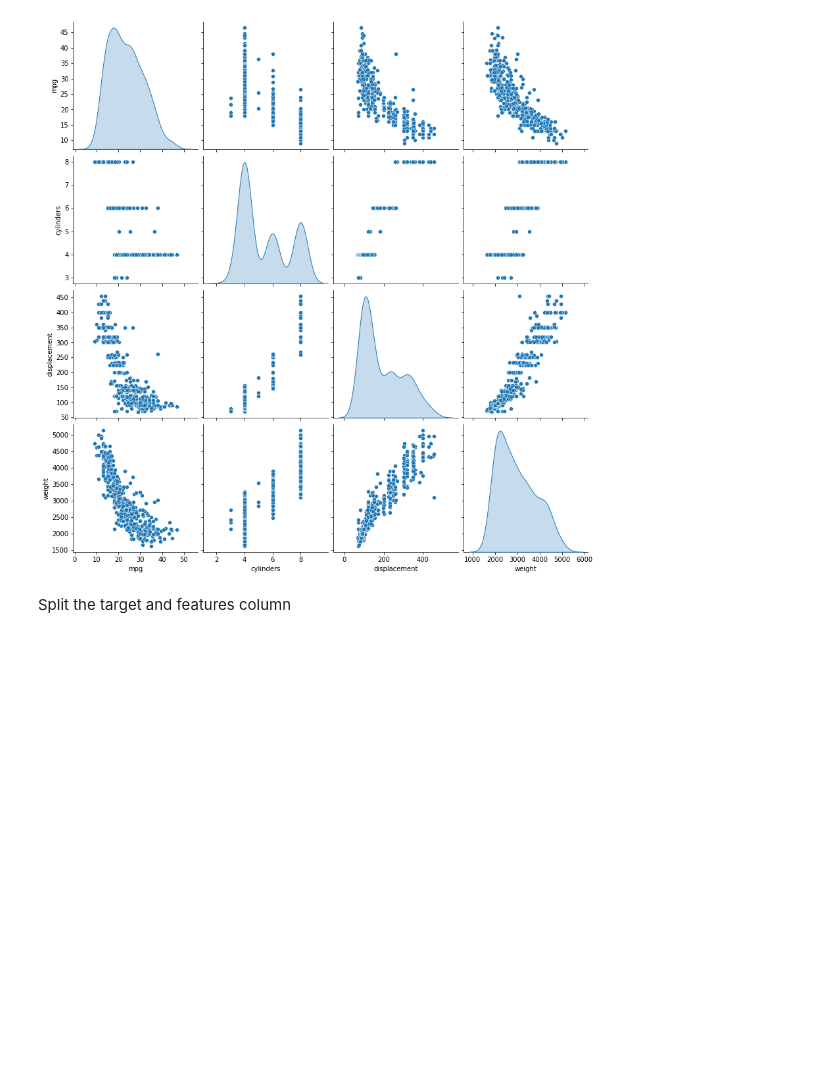
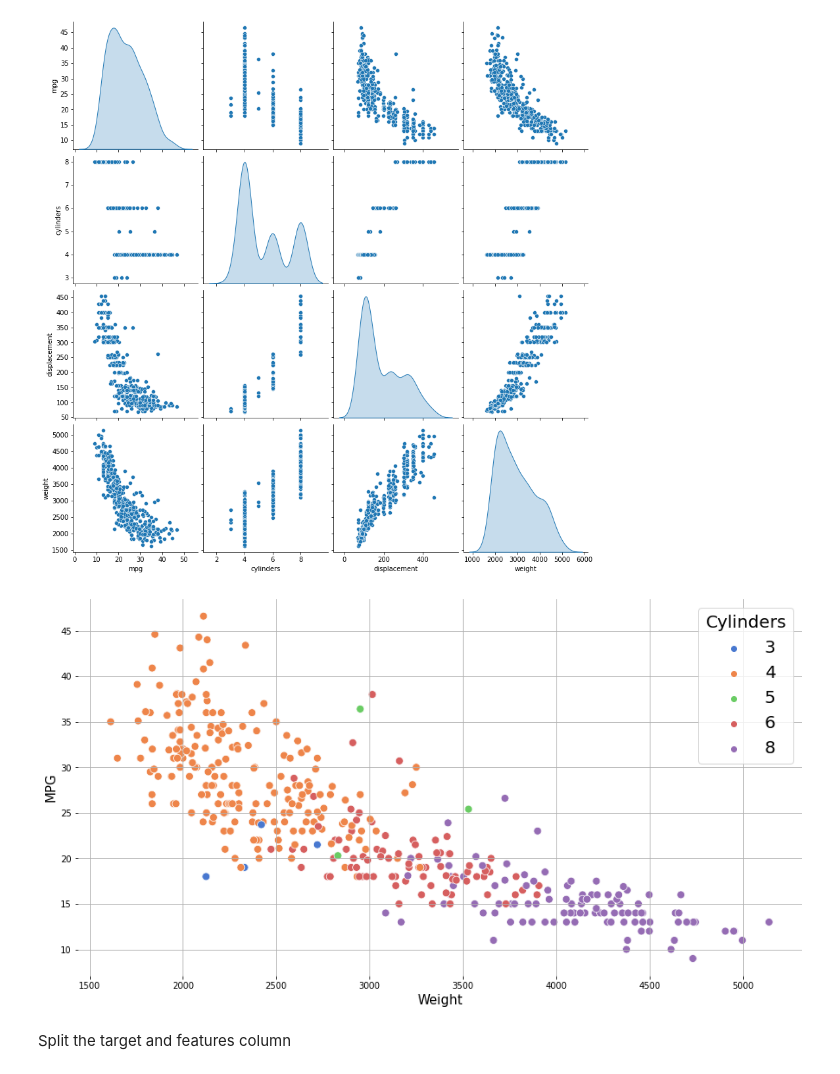
Before and after one commit to trizkynoviandy/vehicle-fuel-efficiency-prediction, a Jupyter notebook: vehicle-fuel-efficiency.ipynb, the cells around one changed output. Drawn from its saved outputs; the diff is of its cells as text; code cells hidden in the pictures; blank space fills up the shorter version.

```diff
--- a/vehicle-fuel-efficiency.ipynb
+++ b/vehicle-fuel-efficiency.ipynb
@@ -122,6 +123,16 @@ sns.pairplot(df[['mpg', 'cylinders', 'displacement', 'weight']], diag_kind='kde'
 # %% [output]
 <seaborn.axisgrid.PairGrid at 0x...>
 [figure]
+# %%
+fig, ax = plt.subplots(figsize=(15, 8))
+sns.scatterplot(x="weight", y="mpg", hue="cylinders", s=80, palette="muted", data=df, ax=ax)
+sns.despine(fig, left=True, bottom=True)
+ax.set_xlabel("Weight", size=15)
+ax.set_ylabel("MPG", size=15)
+ax.legend(title="Cylinders", title_fontsize=20, fontsize=20)
+ax.grid()
+# %% [output]
+[figure, added]
 # %% [markdown]
 Split the target and features column
 # %%
```
Also changed, not shown: parts of 7 cells of this notebook.
